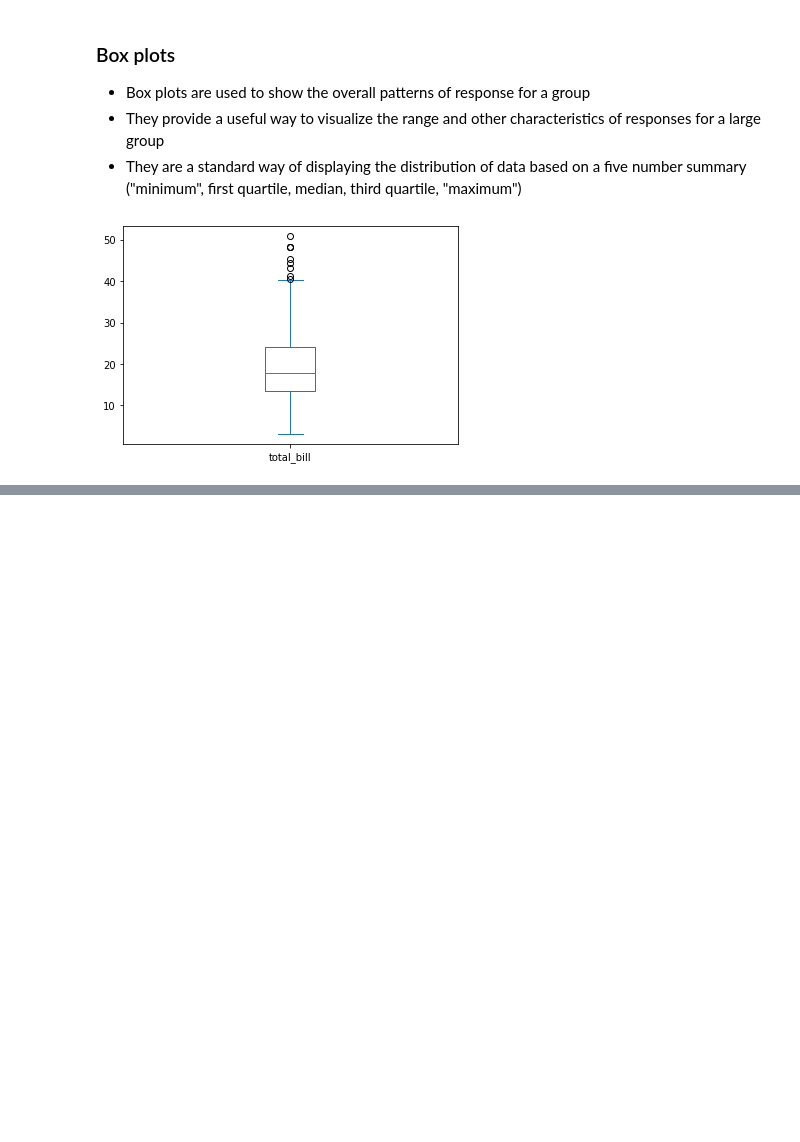
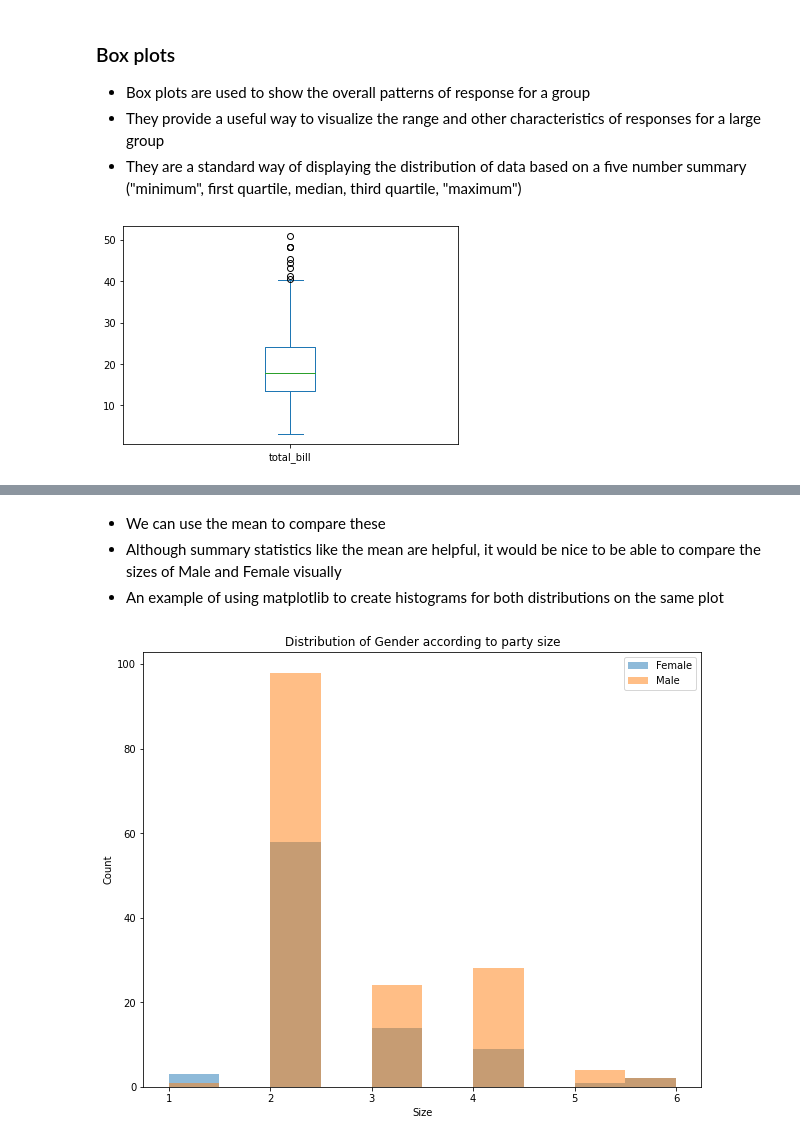
Before and after one commit to jumbamark/data_analysis, a Jupyter notebook: data_analysis_process/data_analysis.ipynb, the cells around one changed output, grey strips where cells are left out. Cells and saved outputs as stored; diff of their text form; code cells hidden in the pictures; blank space fills up the shorter version.

```diff
--- a/data_analysis_process/data_analysis.ipynb
+++ b/data_analysis_process/data_analysis.ipynb
@@ -636,0 +651,7 @@ df_tips['total_bill'].plot(kind='box');
+# %%
+# returning a pandas series of booleans indicating whether the value in the diagnosis column is equal to "Female"
+import pandas as pd
+
+df = pd.read_csv("tips.csv")
+mask = df['sex'] == "Female"
+print(mask)
@@ -636,0 +671,4 @@ df_tips['total_bill'].plot(kind='box');
+# %%
+# indexing the original data frame with Female returns all rows where the value of Female is true
+df_F = df[df['sex'] == 'Female']
+df_F.head()
@@ -636,0 +695,4 @@ df_tips['total_bill'].plot(kind='box');
+# %%
+# Doing the same for all the Males
+df_M = df[df['sex'] == 'Male']
+df_M.head()
@@ -636,0 +718,18 @@ df_tips['total_bill'].plot(kind='box');
+# %% [markdown]
+- We can use the mean to compare these
+- Although summary statistics like the mean are helpful, it would be nice to be able to compare the sizes of Male and Female visually
+- An example of using matplotlib to create histograms for both distributions on the same plot
+# %%
+import matplotlib.pyplot as plt
+%matplotlib inline
+
+fig, ax = plt.subplots(figsize=(10,8))
+ax.hist(df_F['size'], alpha=0.5, label='Female')
+ax.hist(df_M['size'], alpha=0.5, label='Male')
+ax.set_title("Distribution of Gender according to party size")
+ax.set_xlabel("Size")
+ax.set_ylabel("Count")
+ax.legend(loc='upper right')
+plt.show()
+# %% [output]
+[figure, added]
```
Also changed, not shown: parts of 13 cells of this notebook.
